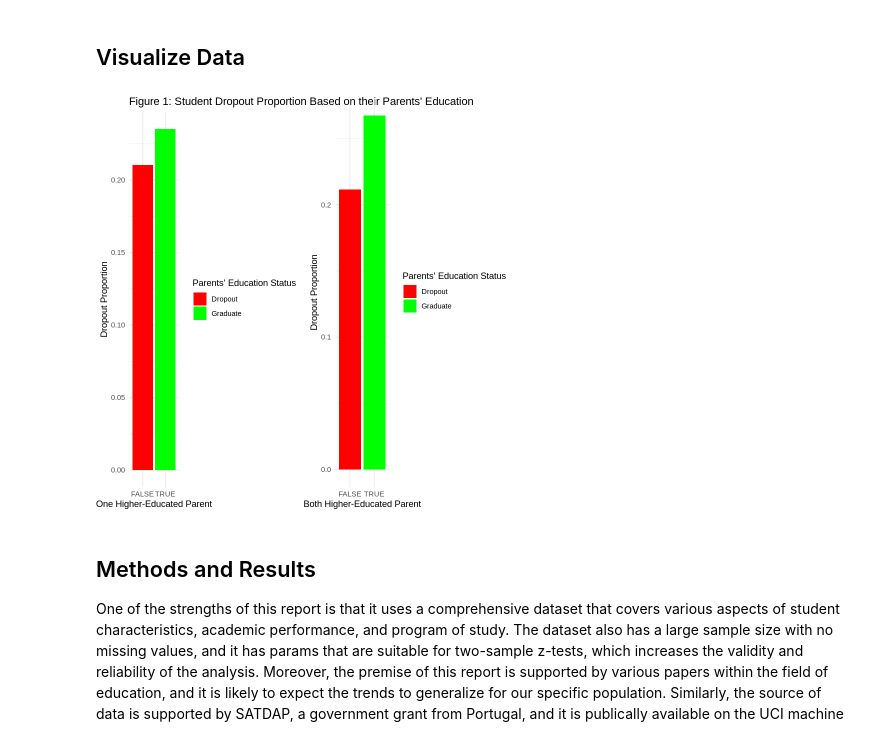
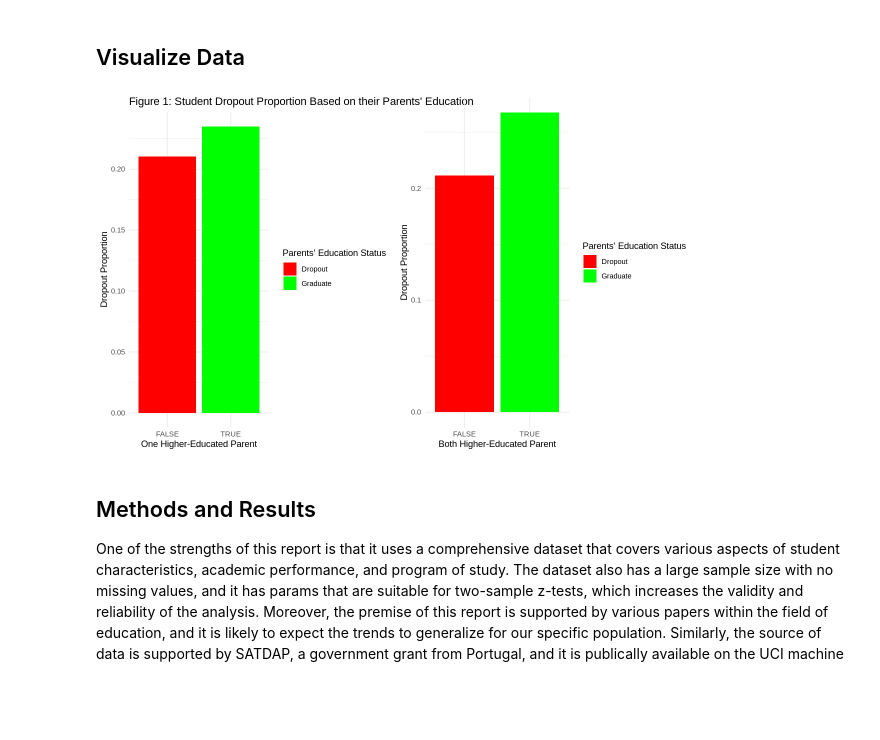
Before and after one commit to MehrshadEsm/stat-201-project, a Jupyter notebook: stat201_project_proposal.ipynb, the cells around one changed output. Drawn from its saved outputs; the diff is of its cells as text; code cells hidden in the pictures; blank space fills up the shorter version.

Commit message:
changed sizes of plots

```diff
--- a/stat201_project_proposal.ipynb
+++ b/stat201_project_proposal.ipynb
@@ -270,33 +270,35 @@ https://link.springer.com/chapter/10.1007/978-3-031-07853-8_16 <- add to referen
 # %% [markdown]
 ## Visualize Data
 # %%
-library(gridExtra)
+library(gridExtra) # for side-by-side plot
+
+options(repr.plot.width = 10, repr.plot.height = 6)
 
 plot_one_higher_ed_parent <- ggplot(data = student_dropout_props_one, aes(x = factor(one_higher_edu), y = `Proportion of Dropout`, fill = factor(one_higher_edu))) +
   geom_bar(stat = "identity") +
   labs(title = "Figure 1: Student Dropout Proportion Based on their Parents' Education",
        x = "One Higher-Educated Parent",
        y = "Dropout Proportion") +
   # scale_fill_discrete(name = "Students with at Least One Higher-Educated Parent") +
   scale_fill_manual(values = c("TRUE" = "green", "FALSE" = "red"), name = "Parents' Education Status", labels = c("Dropout", "Graduate")) +
   theme_minimal()
 
 # plot_one_higher_ed_parent
 
 
 plot_both_higher_ed_parent <- ggplot(data = student_dropout_props_both, aes(x = factor(both_higher_edu), y = `Proportion of Dropout`, fill = factor(both_higher_edu))) +
   geom_bar(stat = "identity") +
   labs(# title = "Figure 2: Student Dropout Proportion Based on their Parents' Education",
        x = "Both Higher-Educated Parent",
        y = "Dropout Proportion") +
   # scale_fill_discrete(name = "Students with Both Higher-Educated Parents") +
   scale_fill_manual(values = c("TRUE" = "green", "FALSE" = "red"), name = "Parents' Education Status", labels = c("Dropout", "Graduate")) +
   theme_minimal()
 
 # plot_both_higher_ed_parent
 
 arranged_plots <- grid.arrange(plot_one_higher_ed_parent, plot_both_higher_ed_parent, ncol = 2)
 # %% [output]
-[figure, old version]
+[figure, new version]
 # %% [markdown]
 ## Methods and Results
```
